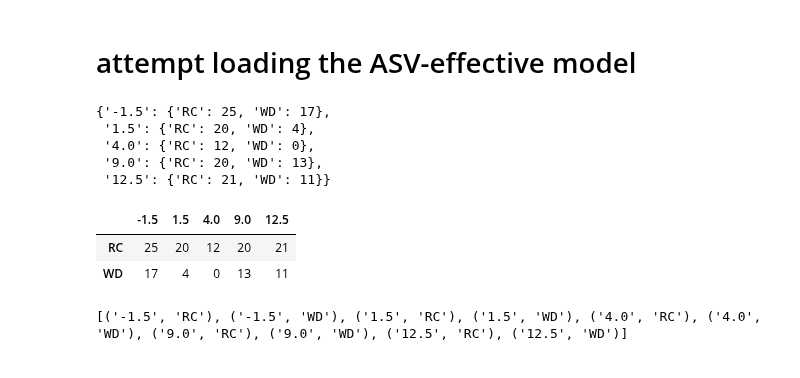
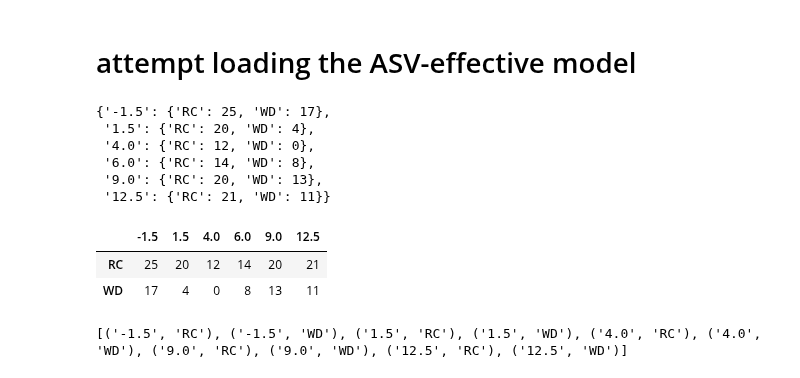
Before and after one commit to ModelSEED/MicrobiomeNotebooks, a Jupyter notebook: WesternDietMicrobiomes/escher_API_mapping.ipynb, the cells around one changed output. Drawn from its saved outputs; the diff is of its cells as text; code cells hidden in the pictures.

```diff
--- a/WesternDietMicrobiomes/escher_API_mapping.ipynb
+++ b/WesternDietMicrobiomes/escher_API_mapping.ipynb
@@ -384,7 +384,7 @@ def full_assessment(day, diet, engagers=True, classification=True, skipping_mets
 
 def countAA_interactions():
     from itertools import product
-    days, diets = ["-1.5", "1.5", "4.0", "9.0", "12.5"], ["RC", "WD"]
+    days, diets = ["-1.5", "1.5", "4.0", "6.0", "9.0", "12.5"], ["RC", "WD"]
     aaInteractions = {}
     for day, diet in product(days, diets):
         if day in aaInteractions:  aaInteractions[day].update({diet:set()})
@@ -405,36 +405,37 @@ def countAA_interactions():
                     elif coef < 0:
                         consumed.add(met.name)
                         # print("consumed", met.name, rxn.name)
                         if met.name in produced:
                             # print("consumed", met.name, rxn.name)
                             aaInteractions[day][diet].add(met.name)
     # print(aaInteractionsa)
     aaInteractionCounts = {}
     for day, dietInfo in aaInteractions.items():
         aaInteractionCounts[day] = aaInteractionCounts.get(day, {})
         for diet, mets in dietInfo.items():
             aaInteractionCounts[day][diet] = aaInteractionCounts[day].get(diet, {diet: 0})
             aaInteractionCounts[day][diet] = len(mets)
             # print(day, diet, len(mets)), mets)
     display(aaInteractionCounts)
 
     # convert the amino acid counts into a DataFrame
     from pandas import DataFrame
     df = DataFrame(aaInteractionCounts)
     display(df)
     df.to_csv("aaInteractionCounts.csv")
 
 # full_assessment("12.5", "WD", engagers=False, skipping_mets=aa_names+["Acetate", "Niacin"])
 countAA_interactions()
 # %% [output]
 {'-1.5': {'RC': 25, 'WD': 17},
  '1.5': {'RC': 20, 'WD': 4},
  '4.0': {'RC': 12, 'WD': 0},
+ '6.0': {'RC': 14, 'WD': 8},
  '9.0': {'RC': 20, 'WD': 13},
  '12.5': {'RC': 21, 'WD': 11}}
-|  | -1.5 | 1.5 | 4.0 | 9.0 | 12.5 |
-| RC | 25 | 20 | 12 | 20 | 21 |
-| WD | 17 | 4 | 0 | 13 | 11 |
+|  | -1.5 | 1.5 | 4.0 | 6.0 | 9.0 | 12.5 |
+| RC | 25 | 20 | 12 | 14 | 20 | 21 |
+| WD | 17 | 4 | 0 | 8 | 13 | 11 |
 # %%
 from itertools import product
 
```
Also changed, not shown: parts of 3 cells of this notebook, 5 other files.
